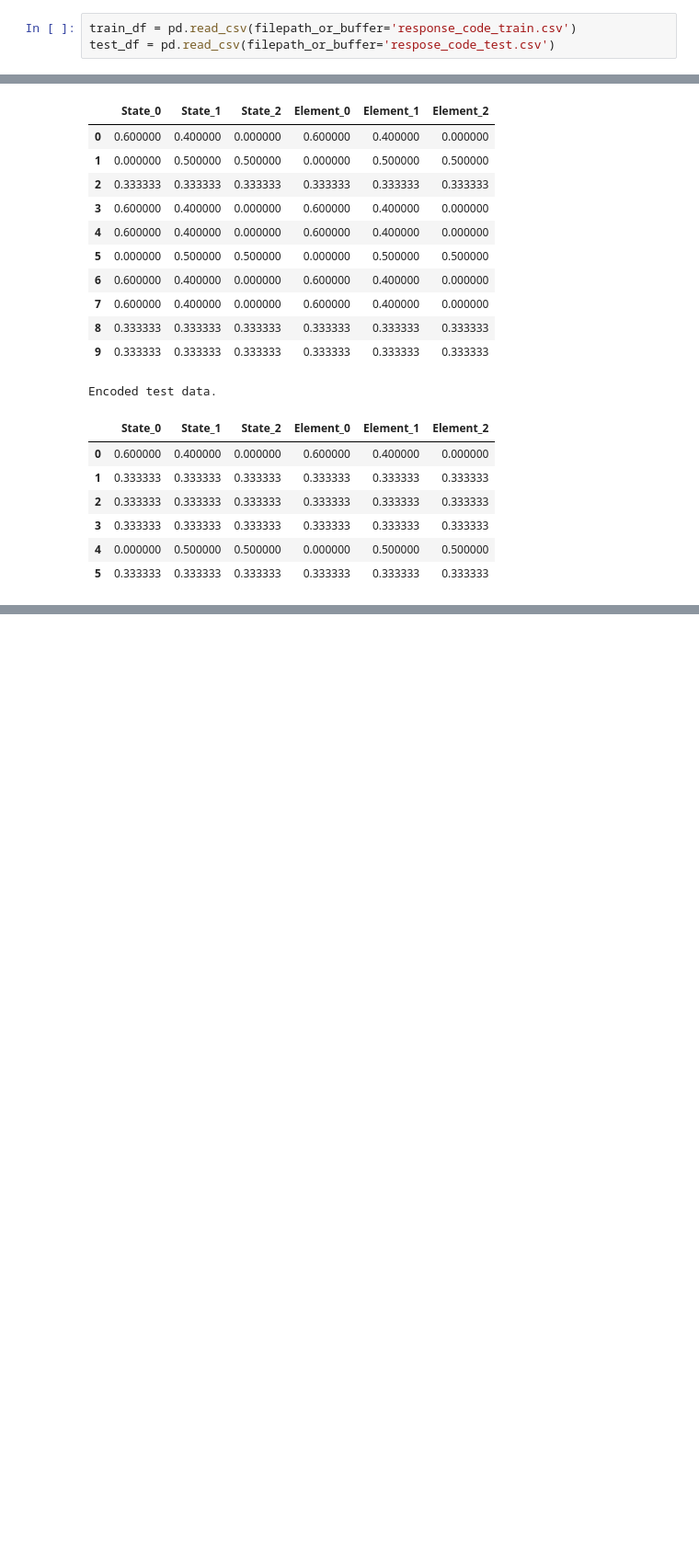
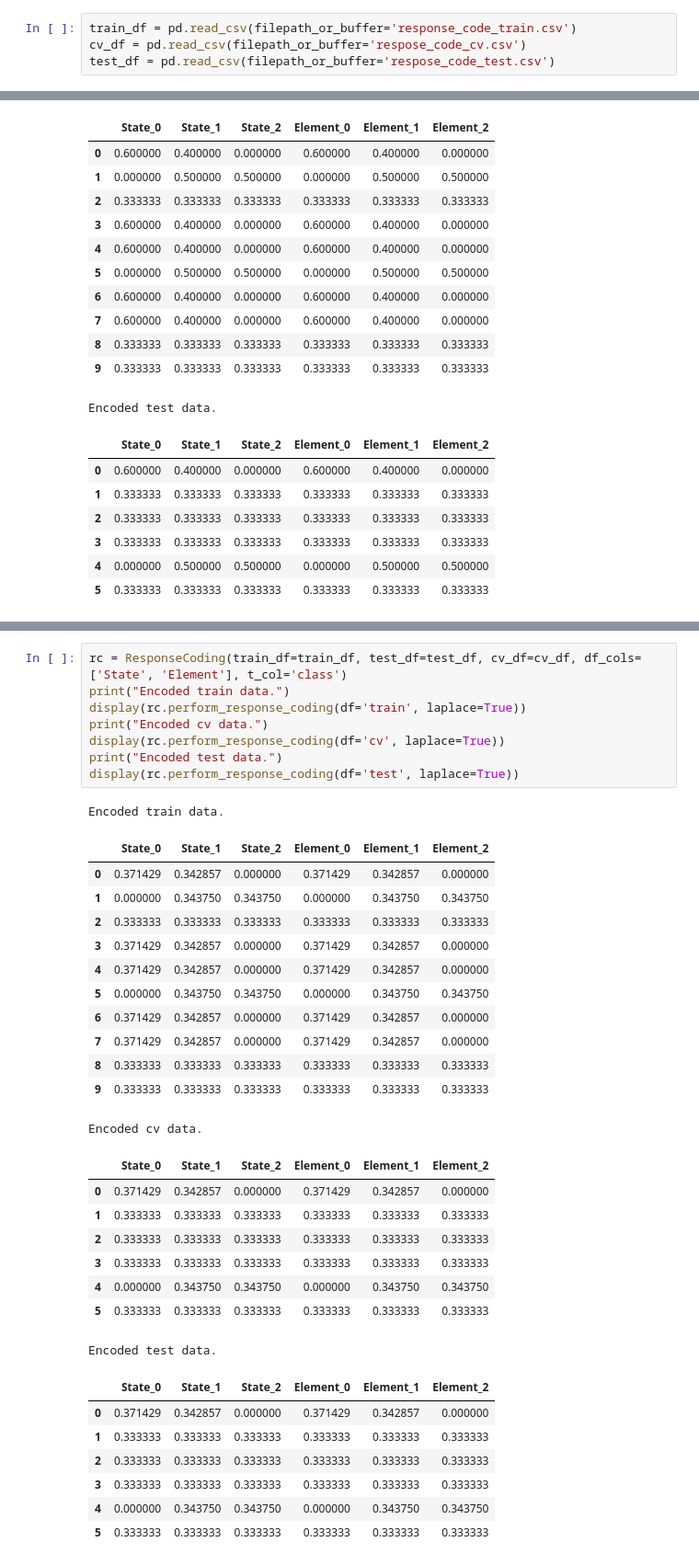
Before and after one commit to mohd-saifuddin/Applied-Roots, a Jupyter notebook: Applied-AI-Course/Assignments/A13-GBDT-DonorsChoose-Dataset/Response-Coding-POC.ipynb, the cells around one changed output, grey strips where cells are left out. Shown at 92% size. Drawn from its saved outputs; the diff is of its cells as text; blank space fills up the shorter version.

```diff
--- a/Applied-AI-Course/Assignments/A13-GBDT-DonorsChoose-Dataset/Response-Coding-POC.ipynb
+++ b/Applied-AI-Course/Assignments/A13-GBDT-DonorsChoose-Dataset/Response-Coding-POC.ipynb
@@ -6,6 +6,7 @@ import numpy as np
 import pandas as pd
 # %%
 train_df = pd.read_csv(filepath_or_buffer='response_code_train.csv')
+cv_df = pd.read_csv(filepath_or_buffer='respose_code_cv.csv')
 test_df = pd.read_csv(filepath_or_buffer='respose_code_test.csv')
 # %%
 display(train_df)
@@ -121,0 +229,37 @@ Encoded test data.
+# %%
+rc = ResponseCoding(train_df=train_df, test_df=test_df, cv_df=cv_df, df_cols=['State', 'Element'], t_col='class')
+print("Encoded train data.")
+display(rc.perform_response_coding(df='train', laplace=True))
+print("Encoded cv data.")
+display(rc.perform_response_coding(df='cv', laplace=True))
+print("Encoded test data.")
+display(rc.perform_response_coding(df='test', laplace=True))
+# %% [output]
+Encoded train data.
+|  | State_0 | State_1 | State_2 | Element_0 | Element_1 | Element_2 |
+| 0 | 0.371429 | 0.342857 | 0.000000 | 0.371429 | 0.342857 | 0.000000 |
+| 1 | 0.000000 | 0.343750 | 0.343750 | 0.000000 | 0.343750 | 0.343750 |
+| 2 | 0.333333 | 0.333333 | 0.333333 | 0.333333 | 0.333333 | 0.333333 |
+| 3 | 0.371429 | 0.342857 | 0.000000 | 0.371429 | 0.342857 | 0.000000 |
+| 4 | 0.371429 | 0.342857 | 0.000000 | 0.371429 | 0.342857 | 0.000000 |
+| 5 | 0.000000 | 0.343750 | 0.343750 | 0.000000 | 0.343750 | 0.343750 |
+| 6 | 0.371429 | 0.342857 | 0.000000 | 0.371429 | 0.342857 | 0.000000 |
+| 7 | 0.371429 | 0.342857 | 0.000000 | 0.371429 | 0.342857 | 0.000000 |
+| 8 | 0.333333 | 0.333333 | 0.333333 | 0.333333 | 0.333333 | 0.333333 |
+| 9 | 0.333333 | 0.333333 | 0.333333 | 0.333333 | 0.333333 | 0.333333 |
+Encoded cv data.
+|  | State_0 | State_1 | State_2 | Element_0 | Element_1 | Element_2 |
+| 0 | 0.371429 | 0.342857 | 0.000000 | 0.371429 | 0.342857 | 0.000000 |
+| 1 | 0.333333 | 0.333333 | 0.333333 | 0.333333 | 0.333333 | 0.333333 |
+| 2 | 0.333333 | 0.333333 | 0.333333 | 0.333333 | 0.333333 | 0.333333 |
+| 3 | 0.333333 | 0.333333 | 0.333333 | 0.333333 | 0.333333 | 0.333333 |
+| 4 | 0.000000 | 0.343750 | 0.343750 | 0.000000 | 0.343750 | 0.343750 |
+| 5 | 0.333333 | 0.333333 | 0.333333 | 0.333333 | 0.333333 | 0.333333 |
+Encoded test data.
+|  | State_0 | State_1 | State_2 | Element_0 | Element_1 | Element_2 |
+| 0 | 0.371429 | 0.342857 | 0.000000 | 0.371429 | 0.342857 | 0.000000 |
+| 1 | 0.333333 | 0.333333 | 0.333333 | 0.333333 | 0.333333 | 0.333333 |
+| 2 | 0.333333 | 0.333333 | 0.333333 | 0.333333 | 0.333333 | 0.333333 |
+| 3 | 0.333333 | 0.333333 | 0.333333 | 0.333333 | 0.333333 | 0.333333 |
+| 4 | 0.000000 | 0.343750 | 0.343750 | 0.000000 | 0.343750 | 0.343750 |
+| 5 | 0.333333 | 0.333333 | 0.333333 | 0.333333 | 0.333333 | 0.333333 |
```
Also changed, not shown: parts of 3 cells of this notebook, 10 other files.
